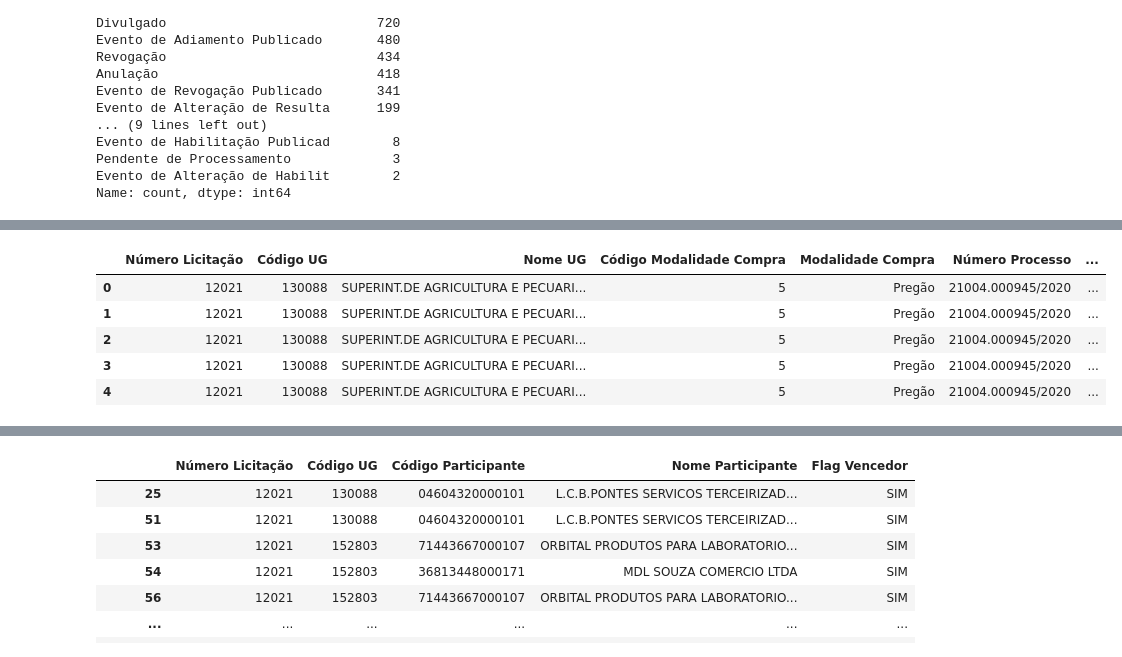
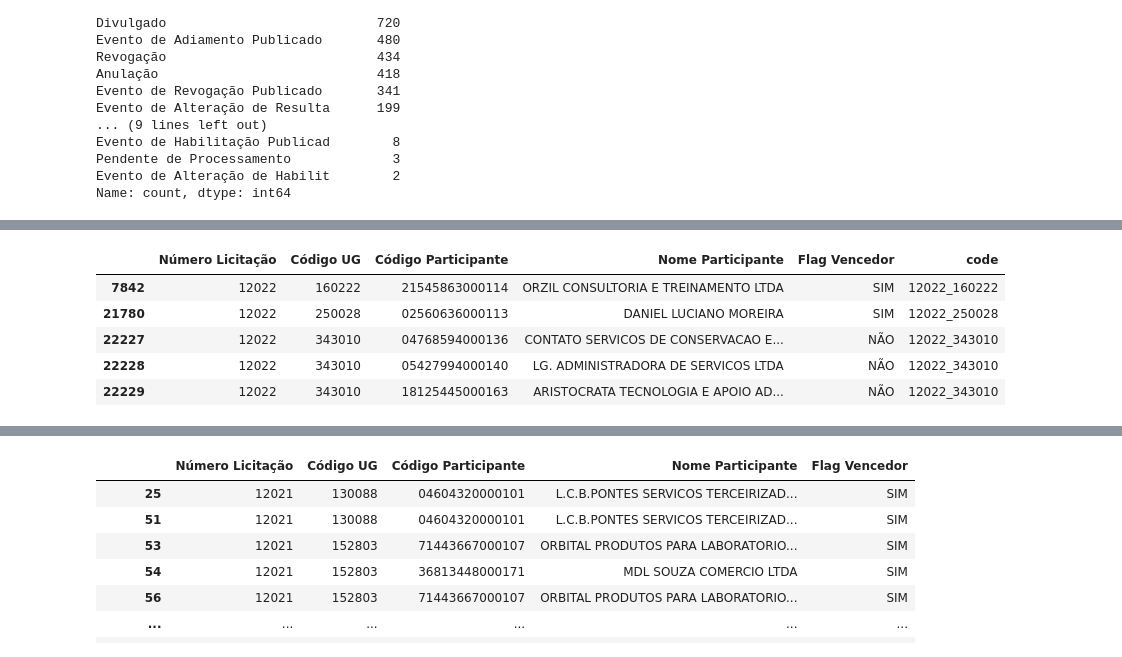
Before and after one commit to rwc2408/CienciadasRedes, a Jupyter notebook: APS/Validações.ipynb, the cells around one changed output, grey strips where cells are left out. Saved outputs shown, nothing was run; the diff lists cells and outputs as text; code cells hidden in the pictures.

```diff
--- a/APS/Validações.ipynb
+++ b/APS/Validações.ipynb
@@ -200,3 +187,6 @@ Evento de Habilitação Publicad        8
 Pendente de Processamento             3
 Evento de Alteração de Habilit        2
 Name: count, dtype: int64
+# %%
+df_licitacoes_ctba = df_licitacoes22[df_licitacoes22.Municipio == 'CURITIBA']
+df_licitacoes_ctba["code"] = df_licitacoes_ctba["Número Licitação"].astype(str) + "_" + df_licitacoes_ctba["Código UG"].astype(str)
@@ -202,0 +199,2 @@ Name: count, dtype: int64
+# %%
+map_orgao_by_code = df_licitacoes_ctba.set_index('code')['Código Órgão'].to_dict()
@@ -202,0 +203,2 @@ Name: count, dtype: int64
+# %%
+df_participantes22["code"] = df_participantes22["Número Licitação"].astype(str) + "_" + df_participantes22["Código UG"].astype(str)
@@ -203,9 +225,11 @@ Name: count, dtype: int64
+# %%
+df_participantes_ctba = df_participantes22[df_participantes22['code'].isin(df_licitacoes_ctba.index)]
 # %%
-df_participantes22.head()
+df_participantes_ctba.head()
 # %% [output]
-|  | Número Licitação | Código UG | Nome UG | Código Modalidade Compra | Modalidade Compra | Número Processo | ... |
-| 0 | 12021 | 130088 | SUPERINT.DE AGRICULTURA E PECUARI... | 5 | Pregão | 21004.000945/2020 | ... |
-| 1 | 12021 | 130088 | SUPERINT.DE AGRICULTURA E PECUARI... | 5 | Pregão | 21004.000945/2020 | ... |
-| 2 | 12021 | 130088 | SUPERINT.DE AGRICULTURA E PECUARI... | 5 | Pregão | 21004.000945/2020 | ... |
-| 3 | 12021 | 130088 | SUPERINT.DE AGRICULTURA E PECUARI... | 5 | Pregão | 21004.000945/2020 | ... |
-| 4 | 12021 | 130088 | SUPERINT.DE AGRICULTURA E PECUARI... | 5 | Pregão | 21004.000945/2020 | ... |
+|  | Número Licitação | Código UG | Código Participante | Nome Participante | Flag Vencedor | code |
+| 7842 | 12022 | 160222 | 21545863000114 | ORZIL CONSULTORIA E TREINAMENTO LTDA | SIM | 12022_160222 |
+| 21780 | 12022 | 250028 | 02560636000113 | DANIEL LUCIANO MOREIRA | SIM | 12022_250028 |
+| 22227 | 12022 | 343010 | 04768594000136 | CONTATO SERVICOS DE CONSERVACAO E... | NÃO | 12022_343010 |
+| 22228 | 12022 | 343010 | 05427994000140 | LG. ADMINISTRADORA DE SERVICOS LTDA | NÃO | 12022_343010 |
+| 22229 | 12022 | 343010 | 18125445000163 | ARISTOCRATA TECNOLOGIA E APOIO AD... | NÃO | 12022_343010 |
```
Also changed, not shown: parts of 20 cells of this notebook.
